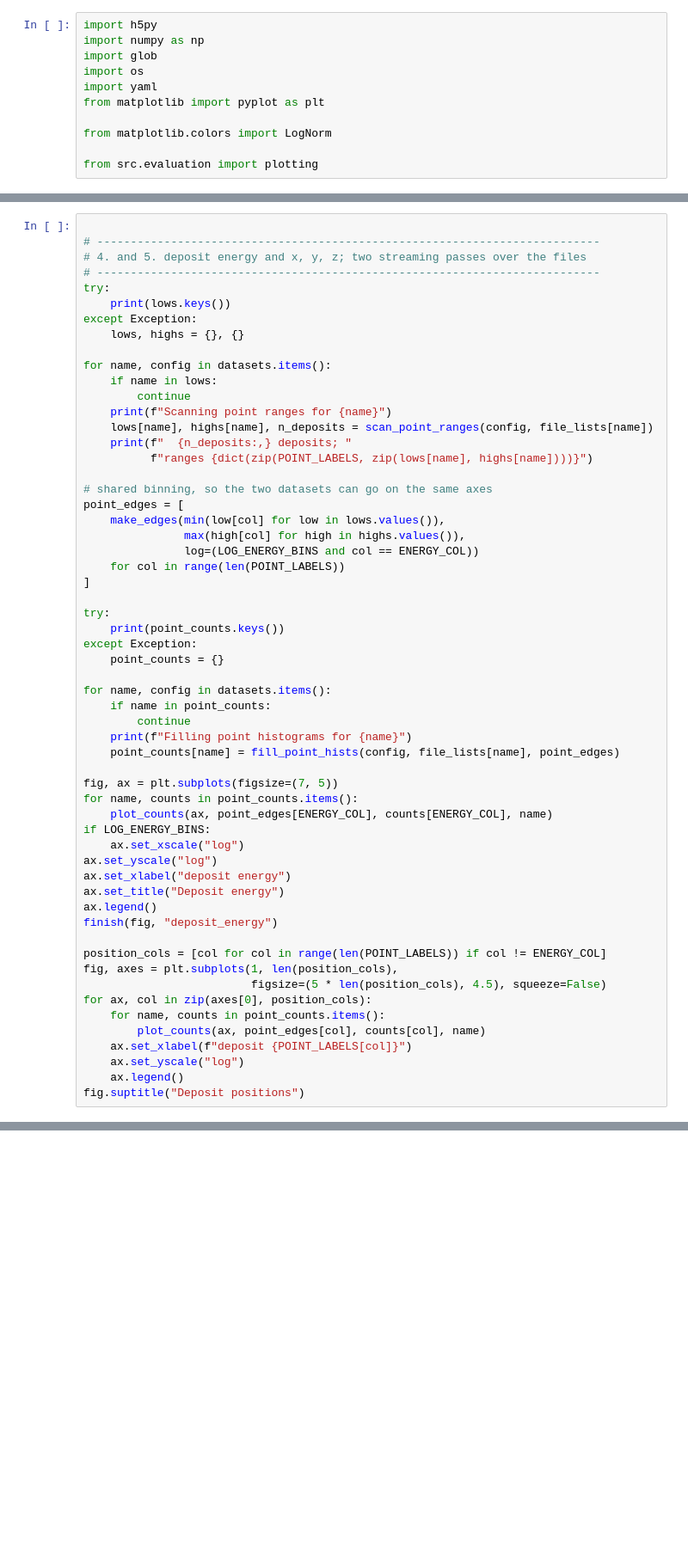
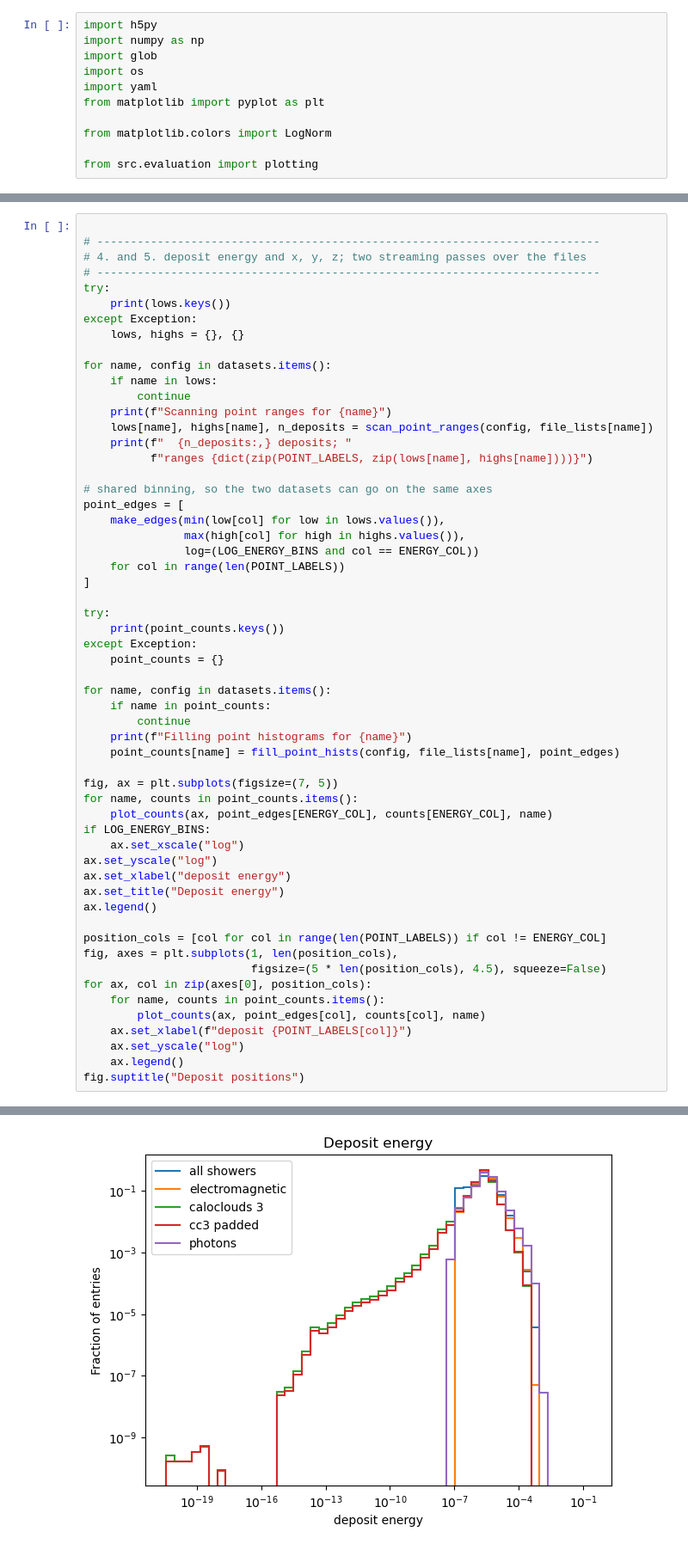
Before and after one commit to HenryDayHall/CaloCloudi, a Jupyter notebook: scripts/check_datasets.ipynb, the cells around one changed output, grey strips where cells are left out. Shown at 86% size. Drawn from its saved outputs; the diff is of its cells as text; blank space fills up the shorter version.

```diff
--- a/scripts/check_datasets.ipynb
+++ b/scripts/check_datasets.ipynb
@@ -295,7 +301,6 @@ ax.set_yscale("log")
 ax.set_xlabel("deposit energy")
 ax.set_title("Deposit energy")
 ax.legend()
-finish(fig, "deposit_energy")
 
 position_cols = [col for col in range(len(POINT_LABELS)) if col != ENERGY_COL]
 fig, axes = plt.subplots(1, len(position_cols),
@@ -312,0 +324 @@ Scanning point ranges for all showers
+[figure, added]
```
Also changed, not shown: parts of 8 cells of this notebook, 6 other files.
